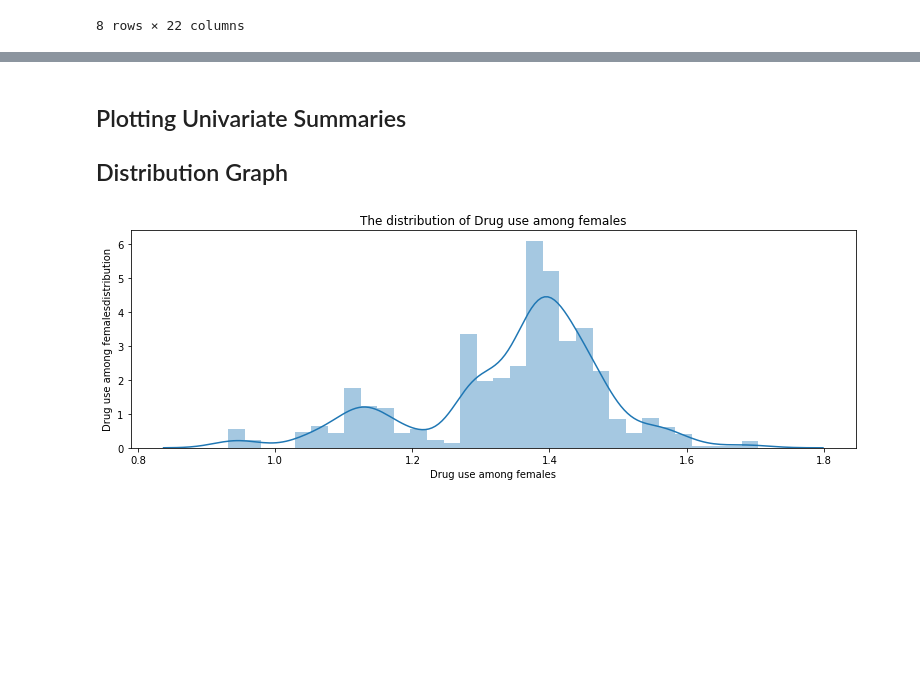
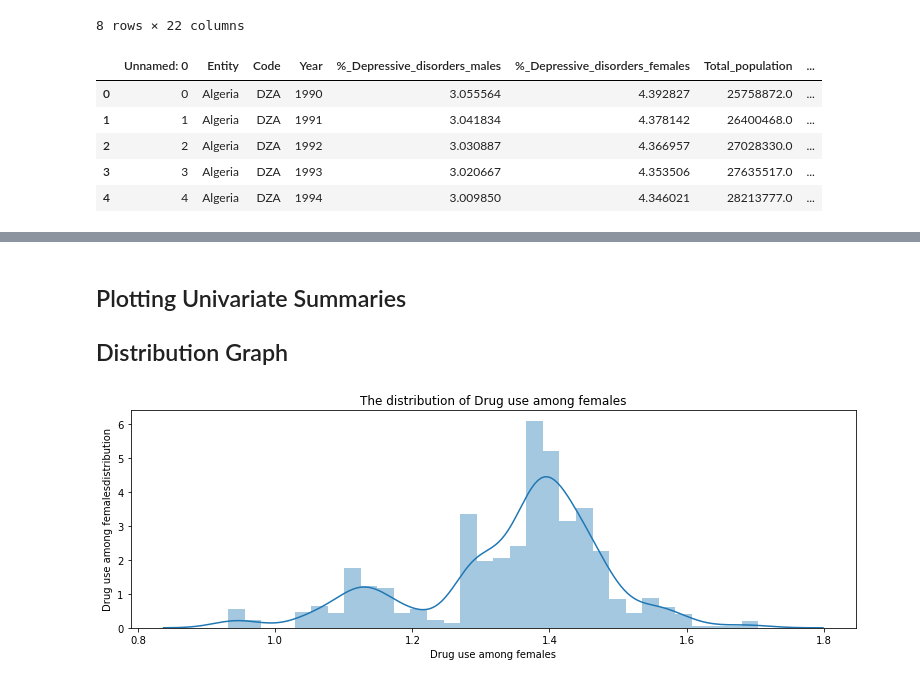
Before and after one commit to CHRISTINEMUTHEE/DrugAbuseAnalysis, a Jupyter notebook: Cleaning.ipynb, the cells around one changed output, grey strips where cells are left out. Drawn from its saved outputs; the diff is of its cells as text; code cells hidden in the pictures; blank space fills up the shorter version.

```diff
--- a/Cleaning.ipynb
+++ b/Cleaning.ipynb
@@ -226,3 +233,12 @@ Final_df.describe()
 | 75% | 2010.25000 | 42.706773 | 84.406849 | 172.004457 | 0.0 | ... |
 | max | 2017.00000 | 749.118076 | 1122.194364 | 3733.988184 | 0.0 | ... |
 8 rows × 22 columns
+# %%
+Gender_depression_df.head()
+# %% [output]
+|  | Unnamed: 0 | Entity | Code | Year | %_Depressive_disorders_males | %_Depressive_disorders_females | Total_population | ... |
+| 0 | 0 | Algeria | DZA | 1990 | 3.055564 | 4.392827 | 25758872.0 | ... |
+| 1 | 1 | Algeria | DZA | 1991 | 3.041834 | 4.378142 | 26400468.0 | ... |
+| 2 | 2 | Algeria | DZA | 1992 | 3.030887 | 4.366957 | 27028330.0 | ... |
+| 3 | 3 | Algeria | DZA | 1993 | 3.020667 | 4.353506 | 27635517.0 | ... |
+| 4 | 4 | Algeria | DZA | 1994 | 3.009850 | 4.346021 | 28213777.0 | ... |
```
Also changed, not shown: parts of 13 cells of this notebook.
